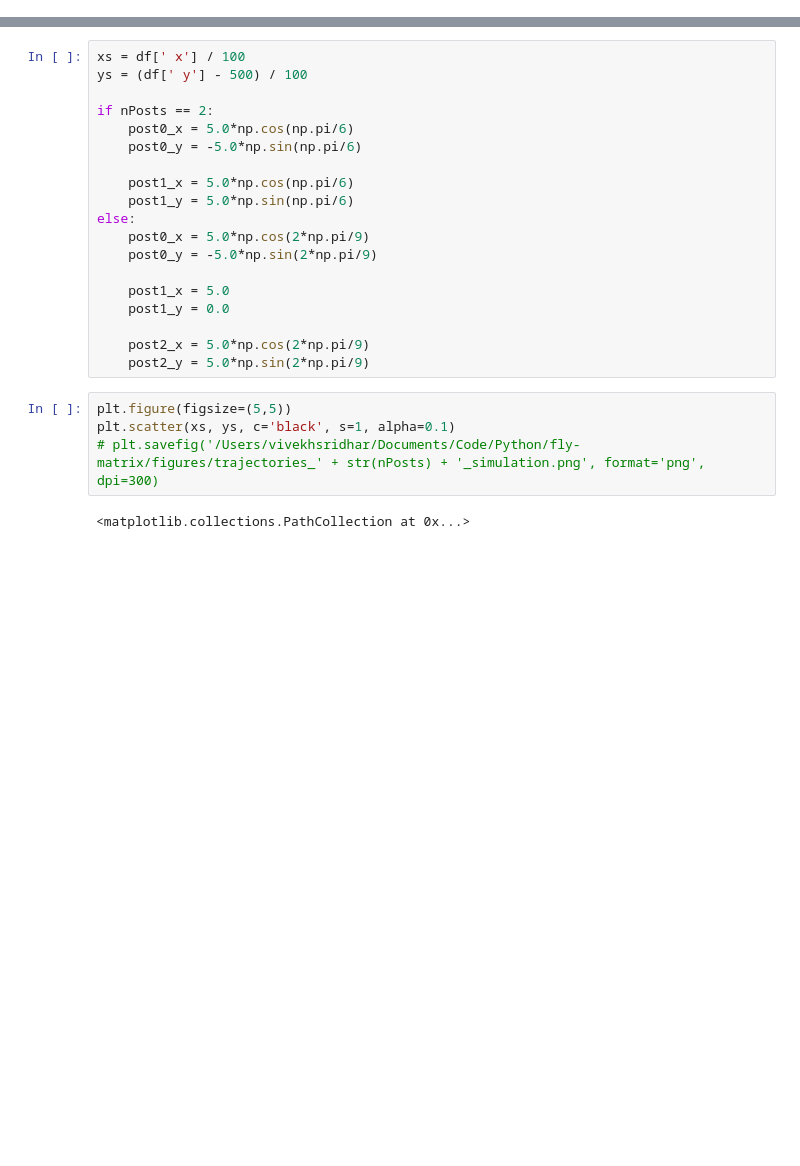
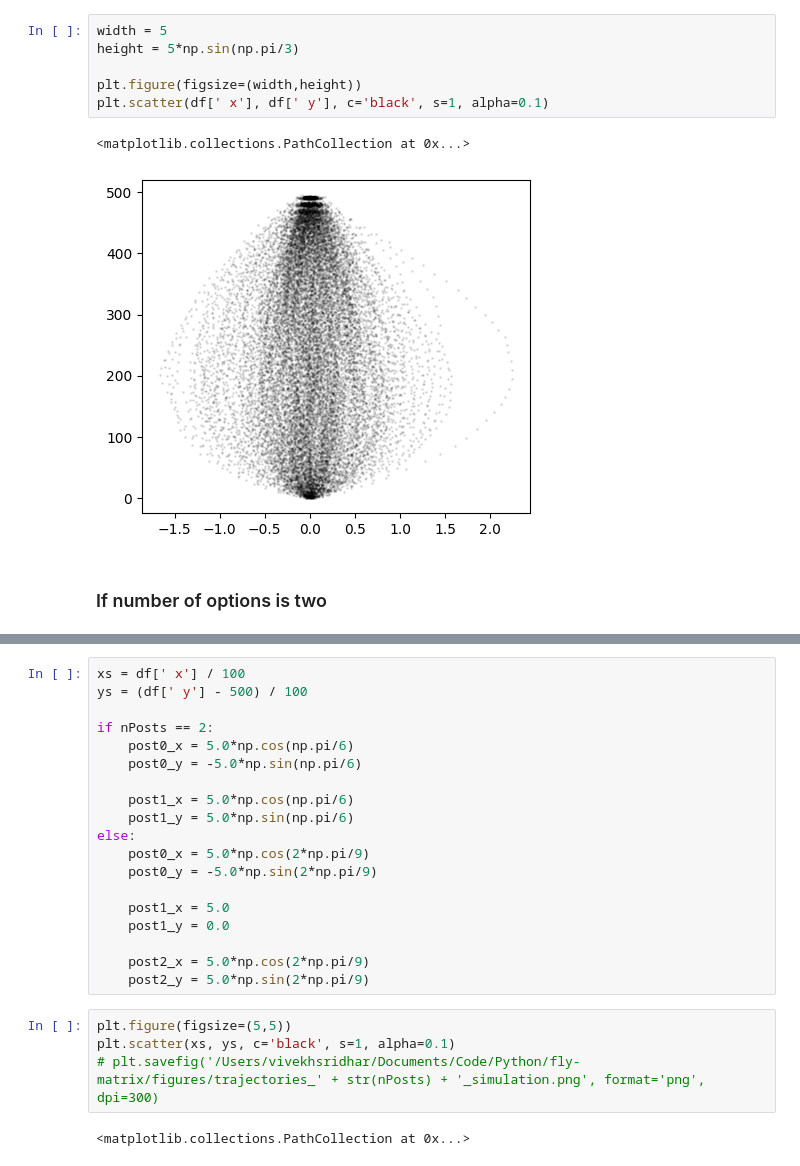
Before and after one commit to vivekhsridhar/decision_geometry, a Jupyter notebook: decision_geometry/output/bifurcation_plots.ipynb, the cells around one changed output, grey strips where cells are left out. Cells and saved outputs as stored; diff of their text form; blank space fills up the shorter version.

```diff
--- a/decision_geometry/output/bifurcation_plots.ipynb
+++ b/decision_geometry/output/bifurcation_plots.ipynb
@@ -5,0 +48,11 @@ import matplotlib.pyplot as plt
+# %%
+width = 5
+height = 5*np.sin(np.pi/3)
+
+plt.figure(figsize=(width,height))
+plt.scatter(df[' x'], df[' y'], c='black', s=1, alpha=0.1)
+# %% [output]
+<matplotlib.collections.PathCollection at 0x...>
+[figure, added]
+# %% [markdown]
+### If number of options is two
```
Also changed, not shown: parts of 17 cells of this notebook, 16 other files.
